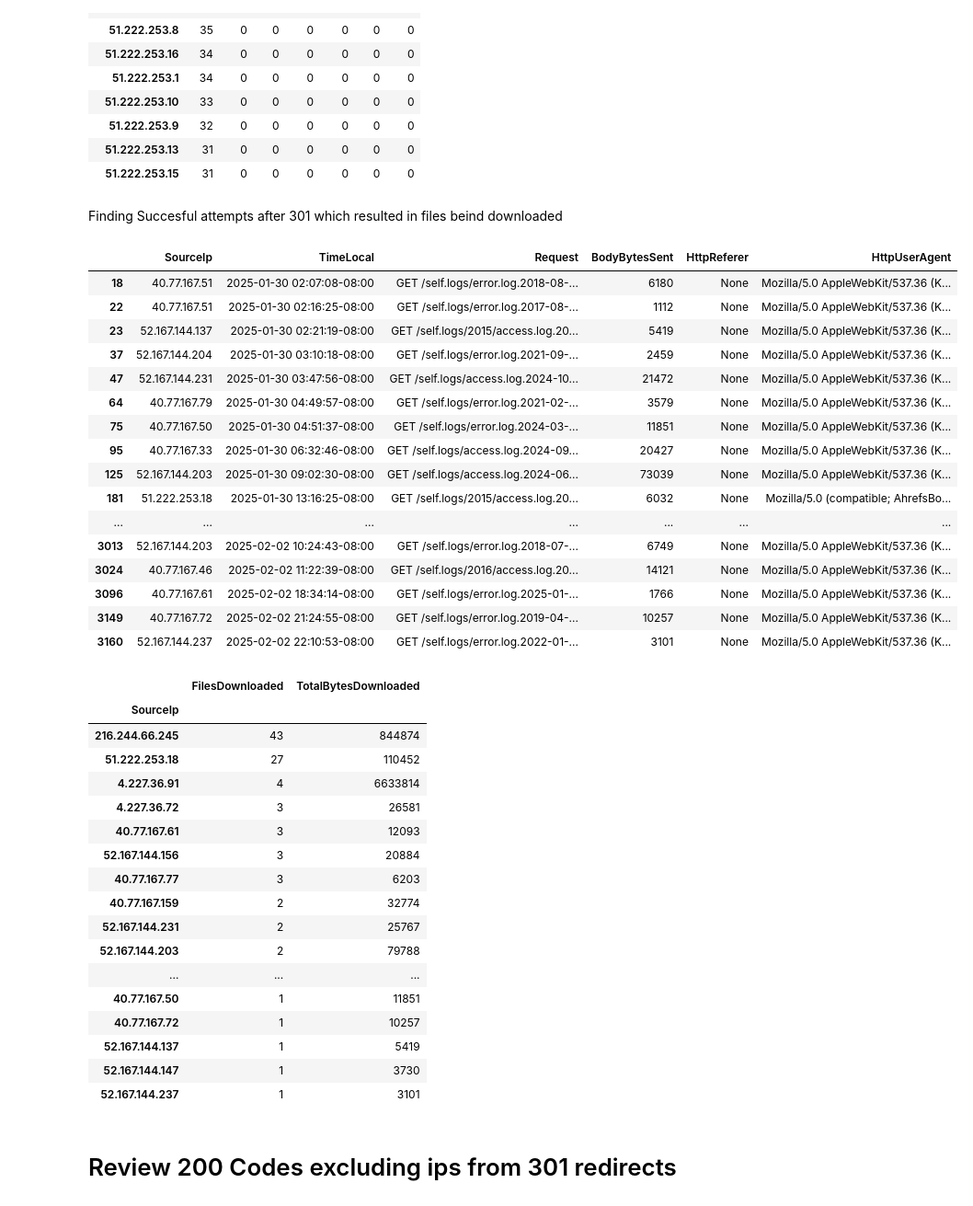
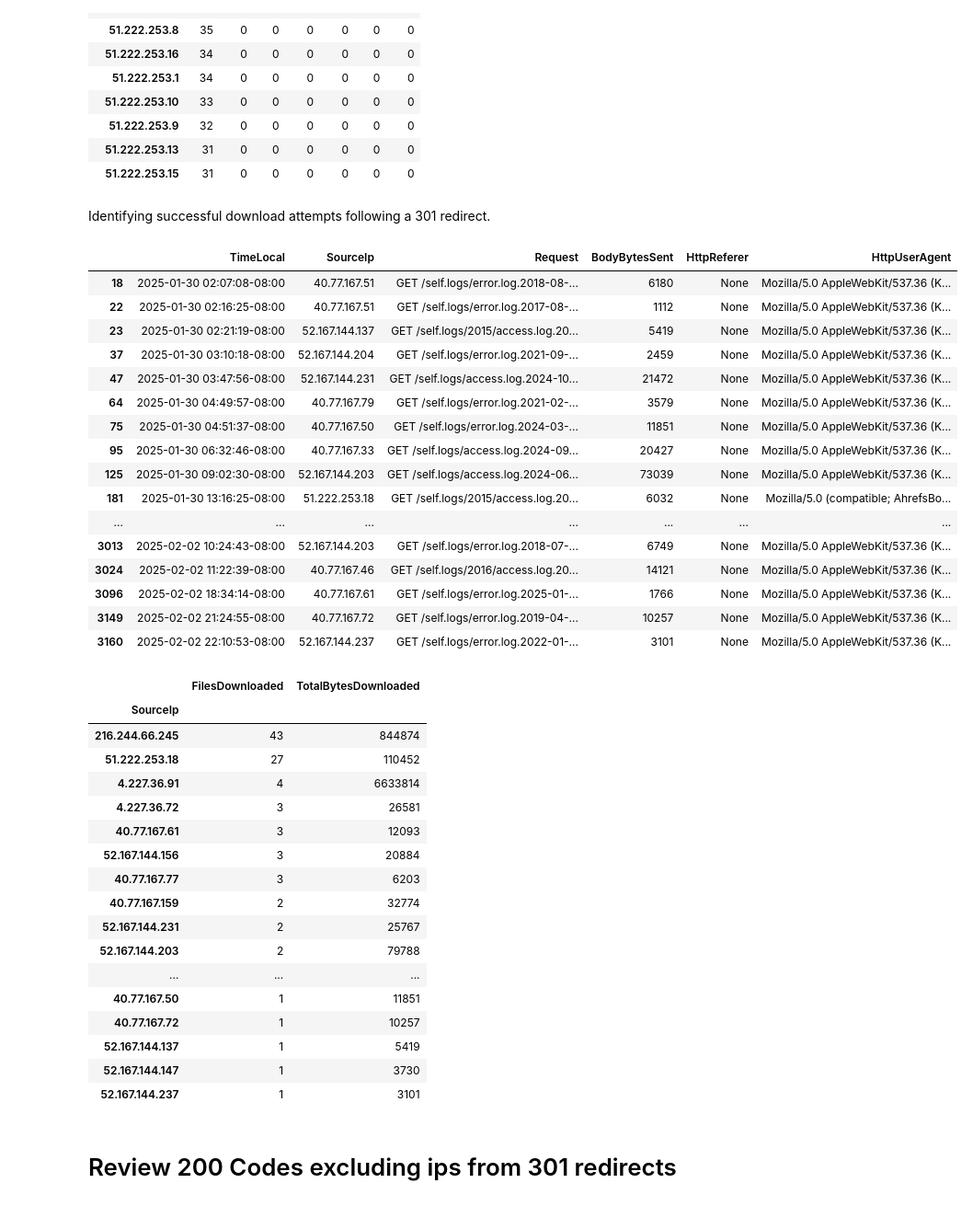
Before and after one commit to tayontech/TFH-Analysis, a Jupyter notebook: tp_secrepo.ipynb, the cells around one changed output. Shown at 92% size. Saved outputs shown, nothing was run; the diff lists cells and outputs as text; code cells hidden in the pictures.

```diff
--- a/tp_secrepo.ipynb
+++ b/tp_secrepo.ipynb
@@ -356,44 +382,44 @@ display(pivot.head(10))
 | 51.222.253.9 | 32 | 0 | 0 | 0 | 0 | 0 | 0 |
 | 51.222.253.13 | 31 | 0 | 0 | 0 | 0 | 0 | 0 |
 | 51.222.253.15 | 31 | 0 | 0 | 0 | 0 | 0 | 0 |
-# %% [markdown]
-Finding Succesful attempts after 301 which resulted in files beind downloaded
+# %% [markdown]
+Identifying successful download attempts following a 301 redirect.
 # %%
 redirect_ips = df[df['Status'] == 301]['SourceIp'].unique()
 
 # Filter for successful HTTP 200 responses from those IPs where a file was downloaded
 successful_file_downloads = df[
     (df['SourceIp'].isin(redirect_ips)) &
     (df['Status'] == 200) &
     (df['Request'].str.contains('.gz', na=False))
 ]
 
-display(successful_file_downloads[['SourceIp', 'TimeLocal', 'Request', 'BodyBytesSent', 'HttpReferer', 'HttpUserAgent']])
+display(successful_file_downloads[['TimeLocal', 'SourceIp', 'Request', 'BodyBytesSent', 'HttpReferer', 'HttpUserAgent']])
 
 top_downloads = successful_file_downloads.groupby('SourceIp').agg({
     'Request': 'count',
     'BodyBytesSent': 'sum'
 }).rename(columns={'Request': 'FilesDownloaded', 'BodyBytesSent': 'TotalBytesDownloaded'}).sort_values('FilesDownloaded', ascending=False)
 
 display(top_downloads)
 # %% [output]
-|  | SourceIp | TimeLocal | Request | BodyBytesSent | HttpReferer | HttpUserAgent |
-| 18 | 40.77.167.51 | 2025-01-30 02:07:08-08:00 | GET /self.logs/error.log.2018-08-... | 6180 | None | Mozilla/5.0 AppleWebKit/537.36 (K... |
-| 22 | 40.77.167.51 | 2025-01-30 02:16:25-08:00 | GET /self.logs/error.log.2017-08-... | 1112 | None | Mozilla/5.0 AppleWebKit/537.36 (K... |
-| 23 | 52.167.144.137 | 2025-01-30 02:21:19-08:00 | GET /self.logs/2015/access.log.20... | 5419 | None | Mozilla/5.0 AppleWebKit/537.36 (K... |
-| 37 | 52.167.144.204 | 2025-01-30 03:10:18-08:00 | GET /self.logs/error.log.2021-09-... | 2459 | None | Mozilla/5.0 AppleWebKit/537.36 (K... |
-| 47 | 52.167.144.231 | 2025-01-30 03:47:56-08:00 | GET /self.logs/access.log.2024-10... | 21472 | None | Mozilla/5.0 AppleWebKit/537.36 (K... |
-| 64 | 40.77.167.79 | 2025-01-30 04:49:57-08:00 | GET /self.logs/error.log.2021-02-... | 3579 | None | Mozilla/5.0 AppleWebKit/537.36 (K... |
-| 75 | 40.77.167.50 | 2025-01-30 04:51:37-08:00 | GET /self.logs/error.log.2024-03-... | 11851 | None | Mozilla/5.0 AppleWebKit/537.36 (K... |
-| 95 | 40.77.167.33 | 2025-01-30 06:32:46-08:00 | GET /self.logs/access.log.2024-09... | 20427 | None | Mozilla/5.0 AppleWebKit/537.36 (K... |
-| 125 | 52.167.144.203 | 2025-01-30 09:02:30-08:00 | GET /self.logs/access.log.2024-06... | 73039 | None | Mozilla/5.0 AppleWebKit/537.36 (K... |
-| 181 | 51.222.253.18 | 2025-01-30 13:16:25-08:00 | GET /self.logs/2015/access.log.20... | 6032 | None | Mozilla/5.0 (compatible; AhrefsBo... |
+|  | TimeLocal | SourceIp | Request | BodyBytesSent | HttpReferer | HttpUserAgent |
+| 18 | 2025-01-30 02:07:08-08:00 | 40.77.167.51 | GET /self.logs/error.log.2018-08-... | 6180 | None | Mozilla/5.0 AppleWebKit/537.36 (K... |
+| 22 | 2025-01-30 02:16:25-08:00 | 40.77.167.51 | GET /self.logs/error.log.2017-08-... | 1112 | None | Mozilla/5.0 AppleWebKit/537.36 (K... |
+| 23 | 2025-01-30 02:21:19-08:00 | 52.167.144.137 | GET /self.logs/2015/access.log.20... | 5419 | None | Mozilla/5.0 AppleWebKit/537.36 (K... |
+| 37 | 2025-01-30 03:10:18-08:00 | 52.167.144.204 | GET /self.logs/error.log.2021-09-... | 2459 | None | Mozilla/5.0 AppleWebKit/537.36 (K... |
+| 47 | 2025-01-30 03:47:56-08:00 | 52.167.144.231 | GET /self.logs/access.log.2024-10... | 21472 | None | Mozilla/5.0 AppleWebKit/537.36 (K... |
+| 64 | 2025-01-30 04:49:57-08:00 | 40.77.167.79 | GET /self.logs/error.log.2021-02-... | 3579 | None | Mozilla/5.0 AppleWebKit/537.36 (K... |
+| 75 | 2025-01-30 04:51:37-08:00 | 40.77.167.50 | GET /self.logs/error.log.2024-03-... | 11851 | None | Mozilla/5.0 AppleWebKit/537.36 (K... |
+| 95 | 2025-01-30 06:32:46-08:00 | 40.77.167.33 | GET /self.logs/access.log.2024-09... | 20427 | None | Mozilla/5.0 AppleWebKit/537.36 (K... |
+| 125 | 2025-01-30 09:02:30-08:00 | 52.167.144.203 | GET /self.logs/access.log.2024-06... | 73039 | None | Mozilla/5.0 AppleWebKit/537.36 (K... |
+| 181 | 2025-01-30 13:16:25-08:00 | 51.222.253.18 | GET /self.logs/2015/access.log.20... | 6032 | None | Mozilla/5.0 (compatible; AhrefsBo... |
 | ... | ... | ... | ... | ... | ... | ... |
-| 3013 | 52.167.144.203 | 2025-02-02 10:24:43-08:00 | GET /self.logs/error.log.2018-07-... | 6749 | None | Mozilla/5.0 AppleWebKit/537.36 (K... |
-| 3024 | 40.77.167.46 | 2025-02-02 11:22:39-08:00 | GET /self.logs/2016/access.log.20... | 14121 | None | Mozilla/5.0 AppleWebKit/537.36 (K... |
-| 3096 | 40.77.167.61 | 2025-02-02 18:34:14-08:00 | GET /self.logs/error.log.2025-01-... | 1766 | None | Mozilla/5.0 AppleWebKit/537.36 (K... |
-| 3149 | 40.77.167.72 | 2025-02-02 21:24:55-08:00 | GET /self.logs/error.log.2019-04-... | 10257 | None | Mozilla/5.0 AppleWebKit/537.36 (K... |
-| 3160 | 52.167.144.237 | 2025-02-02 22:10:53-08:00 | GET /self.logs/error.log.2022-01-... | 3101 | None | Mozilla/5.0 AppleWebKit/537.36 (K... |
+| 3013 | 2025-02-02 10:24:43-08:00 | 52.167.144.203 | GET /self.logs/error.log.2018-07-... | 6749 | None | Mozilla/5.0 AppleWebKit/537.36 (K... |
+| 3024 | 2025-02-02 11:22:39-08:00 | 40.77.167.46 | GET /self.logs/2016/access.log.20... | 14121 | None | Mozilla/5.0 AppleWebKit/537.36 (K... |
+| 3096 | 2025-02-02 18:34:14-08:00 | 40.77.167.61 | GET /self.logs/error.log.2025-01-... | 1766 | None | Mozilla/5.0 AppleWebKit/537.36 (K... |
+| 3149 | 2025-02-02 21:24:55-08:00 | 40.77.167.72 | GET /self.logs/error.log.2019-04-... | 10257 | None | Mozilla/5.0 AppleWebKit/537.36 (K... |
+| 3160 | 2025-02-02 22:10:53-08:00 | 52.167.144.237 | GET /self.logs/error.log.2022-01-... | 3101 | None | Mozilla/5.0 AppleWebKit/537.36 (K... |
 |  | FilesDownloaded | TotalBytesDownloaded |
 | SourceIp |  |  |
 | 216.244.66.245 | 43 | 844874 |
```
Also changed, not shown: parts of 11 cells of this notebook.
